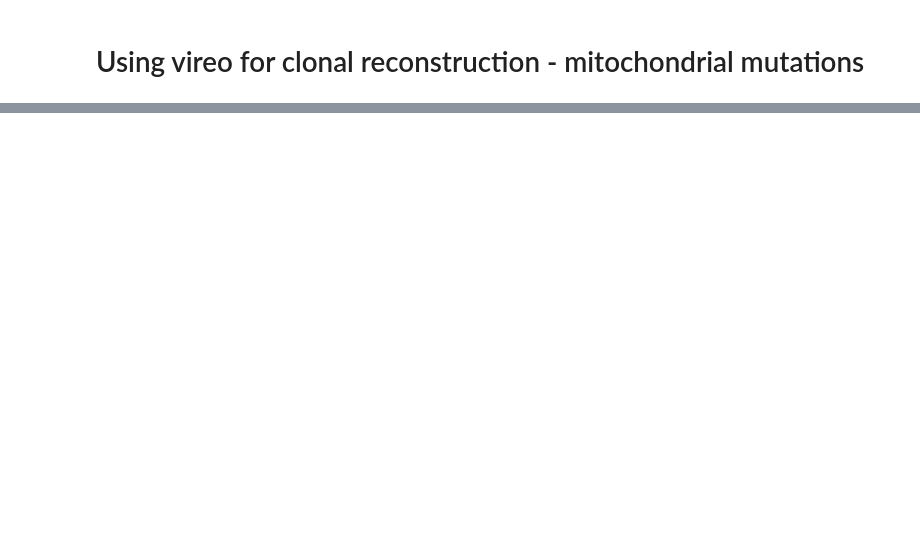
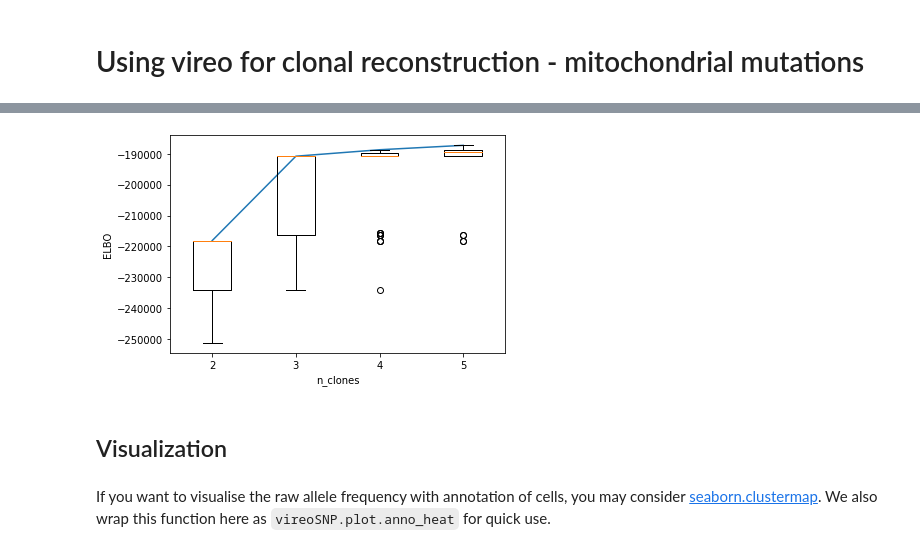
Before and after one commit to single-cell-genetics/vireo, a Jupyter notebook: examples/vireoSNP_clones.ipynb, the cells around one changed output, grey strips where cells are left out. Cells and saved outputs as stored; diff of their text form; code cells hidden in the pictures; blank space fills up the shorter version.

```diff
--- a/examples/vireoSNP_clones.ipynb
+++ b/examples/vireoSNP_clones.ipynb
@@ -128,14 +20,0 @@ Note, for a certain number of clone, e.g., n_clone=3, the ELBO may not the same
-# %%
-n_initials = 50
-n_clone_list = np.arange(2, 6)
-
-_ELBO_mat = []
-for k in n_clone_list:
-    _elbo_temp = []
-    for i in range(50):
-        _modelCA = Vireo(n_var=9, n_cell=81, n_donor=k, n_GT=2,
-                         fix_beta_sum=False, ASE_mode=True)
-        _modelCA.set_prior(beta_mu_prior=np.array([[0.01, 0.5]]))
-        _modelCA.fit(AD, DP, min_iter=20, verbose=False)
-        _elbo_temp.append(_modelCA.ELBO_[-1])
-    _ELBO_mat.append(_elbo_temp)
@@ -223,0 +92,6 @@ plt.show()
+# %%
+n_init = 50
+for i in range(3):
+    _model = BinomMixtureVB(n_var=AD.shape[0], n_cell=AD.shape[1], n_donor=3)
+    _model.fit(AD, DP, min_iter=30, n_init=n_init)
+    print("rerun %d:" %i, _model.ELBO_iters[-1])
@@ -223,0 +108,22 @@ plt.show()
+# %%
+n_init = 50
+n_clone_list = np.arange(2, 6)
+
+_ELBO_mat = []
+for k in n_clone_list:
+    _model = BinomMixtureVB(n_var=AD.shape[0], n_cell=AD.shape[1], n_donor=k)
+    _model.fit(AD, DP, min_iter=30, n_init=n_init)
+    _ELBO_mat.append(_model.ELBO_inits)
+# %%
+plt.plot(np.arange(1, len(n_clone_list)+1), np.max(_ELBO_mat, axis=1))
+plt.boxplot(_ELBO_mat)
+plt.xticks(np.arange(1, len(n_clone_list)+1), n_clone_list)
+plt.ylabel("ELBO")
+plt.xlabel("n_clones")
+plt.show()
+# %% [output]
+[figure, added]
+# %% [markdown]
+## Visualization
+# %% [markdown]
+If you want to visualise the raw allele frequency with annotation of cells, you may consider [seaborn.clustermap](https://seaborn.pydata.org/generated/seaborn.clustermap.html). We also wrap this function here as `vireoSNP.plot.anno_heat` for quick use.
```
Also changed, not shown: parts of 40 cells of this notebook, 7 other files.
